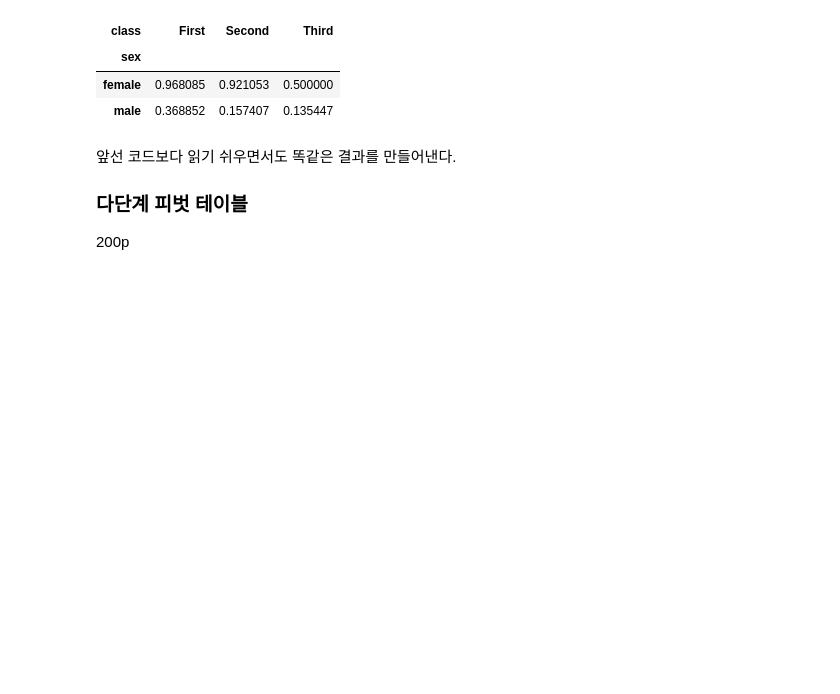
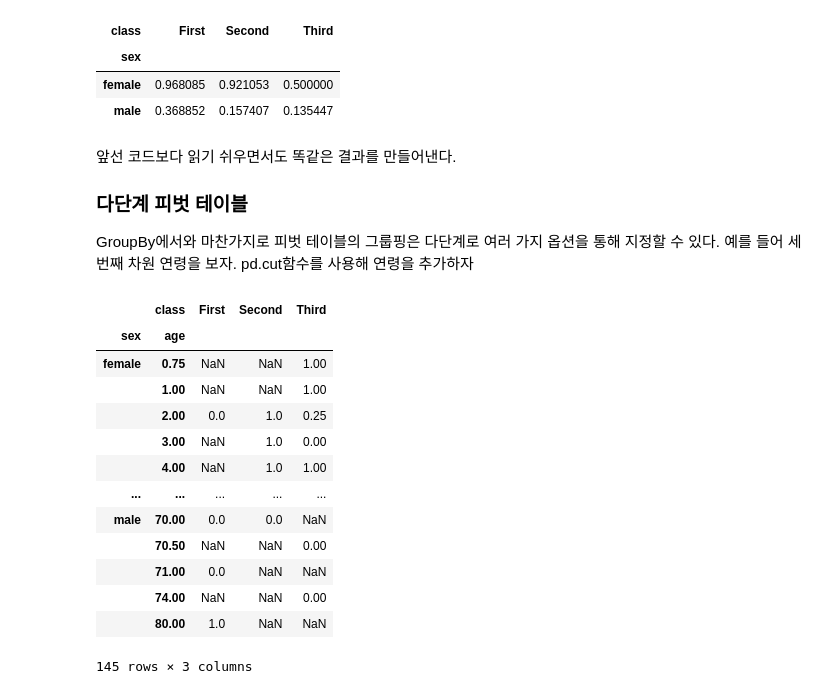
Before and after one commit to Jeong-Daniel/DataScience_Study, a Jupyter notebook: 2. Pandas/2.3 Pandas[집계, 분류].ipynb, the cells around one changed output. Cells and saved outputs as stored; diff of their text form; code cells hidden in the pictures; blank space fills up the shorter version.

```diff
--- a/2. Pandas/2.3 Pandas[집계, 분류].ipynb
+++ b/2. Pandas/2.3 Pandas[집계, 분류].ipynb
@@ -457,4 +457,22 @@ titanic.pivot_table('survived',index='sex', columns='class')
 앞선 코드보다 읽기 쉬우면서도 똑같은 결과를 만들어낸다.
 
 ### 다단계 피벗 테이블
-200p
+GroupBy에서와 마찬가지로 피벗 테이블의 그룹핑은 다단계로 여러 가지 옵션을 통해 지정할 수 있다. 예를 들어 세번째 차원 연령을 보자. pd.cut함수를 사용해 연령을 추가하자
+# %%
+age = pd.cut(titanic['age'], [0,18,80])
+titanic.pivot_table('survived',['sex','age'], 'class')
+# %% [output]
+|  | class | First | Second | Third |
+| sex | age |  |  |  |
+| female | 0.75 | NaN | NaN | 1.00 |
+|  | 1.00 | NaN | NaN | 1.00 |
+|  | 2.00 | 0.0 | 1.0 | 0.25 |
+|  | 3.00 | NaN | 1.0 | 0.00 |
+|  | 4.00 | NaN | 1.0 | 1.00 |
+| ... | ... | ... | ... | ... |
+| male | 70.00 | 0.0 | 0.0 | NaN |
+|  | 70.50 | NaN | NaN | 0.00 |
+|  | 71.00 | 0.0 | NaN | NaN |
+|  | 74.00 | NaN | NaN | 0.00 |
+|  | 80.00 | 1.0 | NaN | NaN |
+145 rows × 3 columns
```
Also changed, not shown: parts of 31 cells of this notebook, 6 other files.
